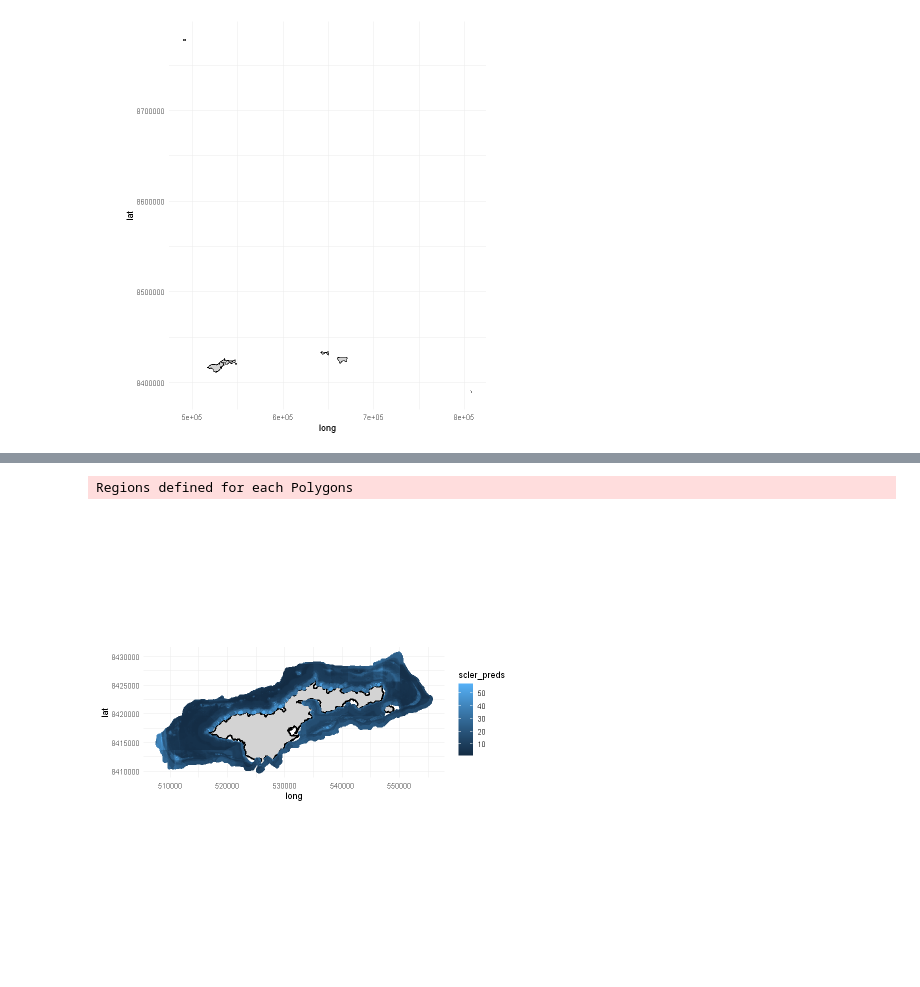
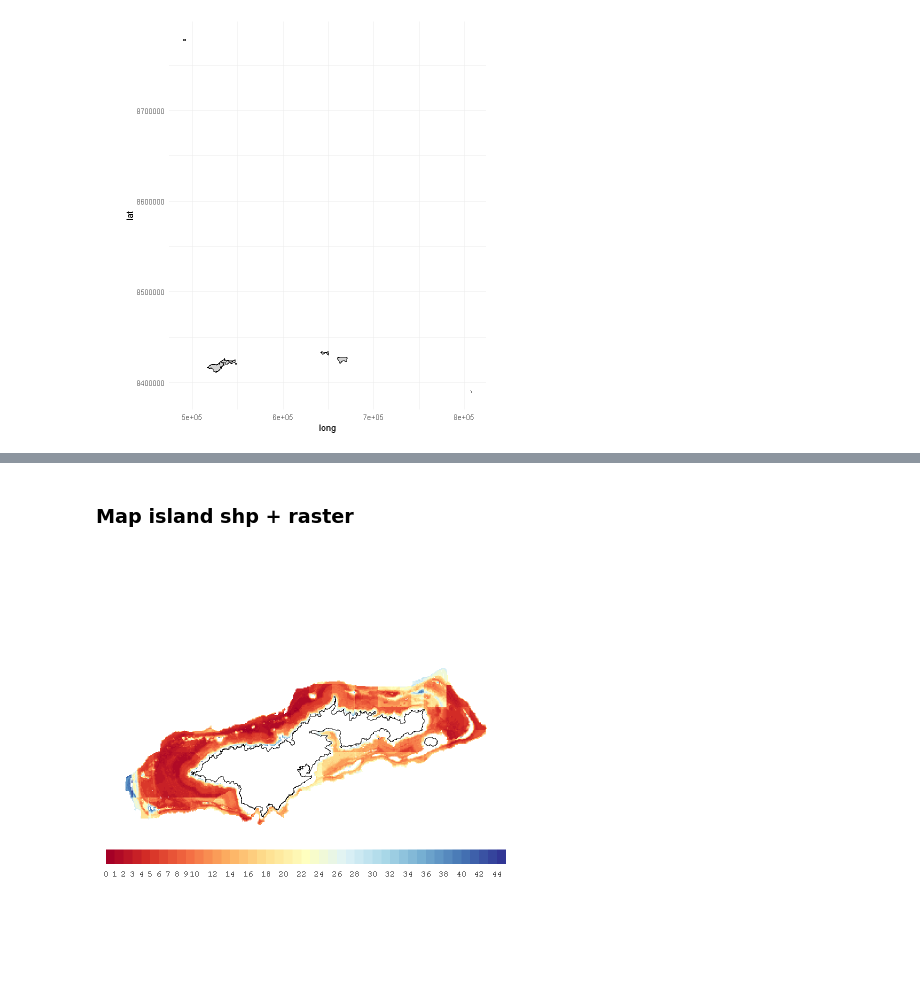
Before and after one commit to lindsayveazey/samoa-corals, a Jupyter notebook: visualization.ipynb, the cells around one changed output, grey strips where cells are left out. Drawn from its saved outputs; the diff is of its cells as text; code cells hidden in the pictures.

```diff
--- a/visualization.ipynb
+++ b/visualization.ipynb
@@ -82,12 +84,22 @@ Regions defined for each Polygons
-# %%
-Tut <- crop(AS_utm, extent(491000, 600000, 8400000, 8450000))
-Tut_pts <- subset(AS_all, AS_all$ID == 'Tut')
-Tut_scler <- Tut_pts[,c(14:15,17)]
-map <- ggplot() + geom_polygon(data = Tut, aes(x = long, y = lat, group = group),
-                               size= 1, color = "black", fill = 'lightgrey') + coord_equal() +
-theme_minimal() +
-geom_point(data = Tut_scler, aes(x=x, y=y, color=scler_preds))
-map
-# %% [output]
-Regions defined for each Polygons
-[figure, removed]
+# %% [markdown]
+### Map island shp + raster
+# %%
+# Set color palette
+colr <- colorRampPalette(brewer.pal(11, 'RdYlBu'))
+levelplot(scler_preds_r,
+          margin=FALSE,                       # suppress marginal graphics
+          colorkey=list(
+            space='bottom',                   # plot legend at bottom
+            labels=list(at=0:100, font=10)      # legend ticks and labels
+          ),
+          par.settings=list(
+            axis.line=list(col='transparent') # suppress axes and legend outline
+          ),
+          scales=list(draw=FALSE),            # suppress axis labels
+          col.regions=colr,                   # colour ramp
+          at=seq(0, 45)) +           # colour ramp breaks
+  latticeExtra::layer(sp.polygons(Tut, lwd=1))
+
+# I think I can do this better in Tableau
+# %% [output]
+[figure, added]
```
Also changed, not shown: parts of 9 cells of this notebook.
